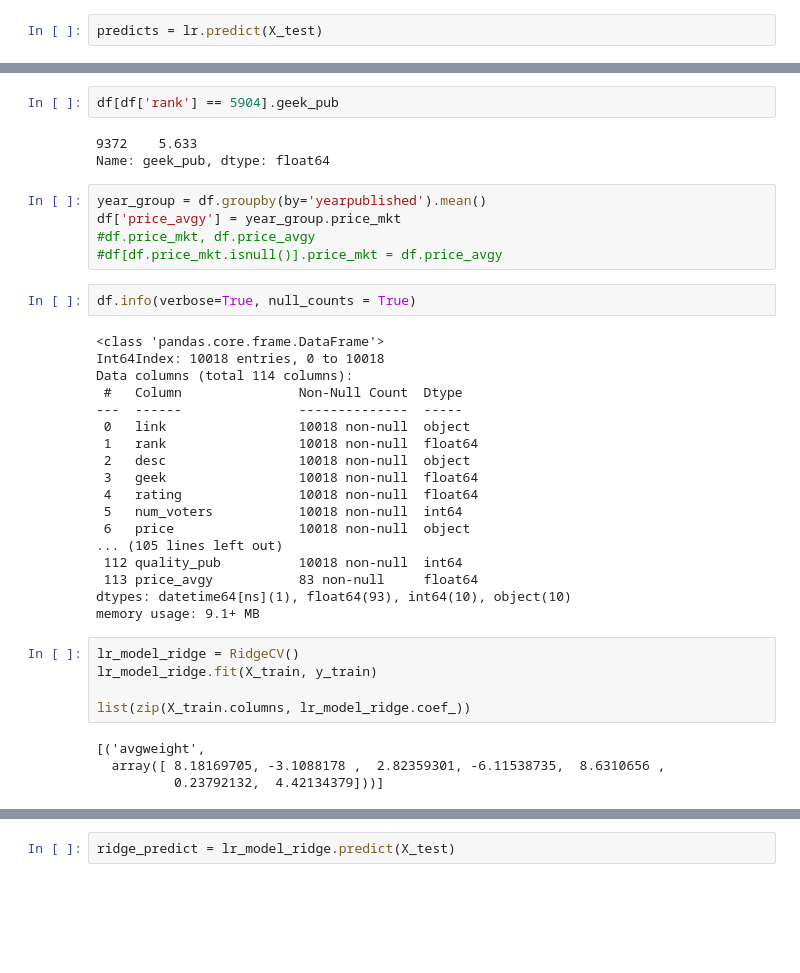
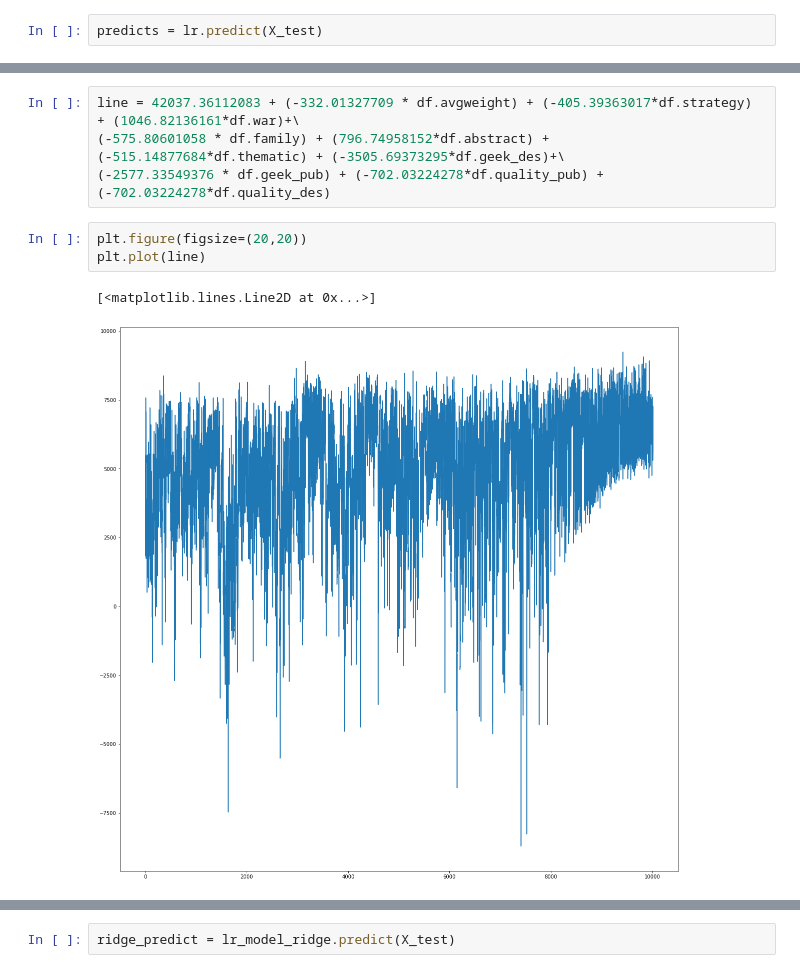
Before and after one commit to twdooley/bgg_project, a Jupyter notebook: model_creation.ipynb, the cells around one changed output, grey strips where cells are left out. Saved outputs shown, nothing was run; the diff lists cells and outputs as text; blank space fills up the shorter version.

```diff
--- a/model_creation.ipynb
+++ b/model_creation.ipynb
@@ -476,39 +485,10 @@ array([[6983.11062694]])
-# %%
-df[df['rank'] == 5904].geek_pub
-# %% [output]
-9372    5.633
-Name: geek_pub, dtype: float64
-# %%
-year_group = df.groupby(by='yearpublished').mean()
-df['price_avgy'] = year_group.price_mkt
-#df.price_mkt, df.price_avgy
-#df[df.price_mkt.isnull()].price_mkt = df.price_avgy
-# %%
-df.info(verbose=True, null_counts = True)
-# %% [output]
-<class 'pandas.core.frame.DataFrame'>
-Int64Index: 10018 entries, 0 to 10018
-Data columns (total 114 columns):
- #   Column               Non-Null Count  Dtype
----  ------               --------------  -----
- 0   link                 10018 non-null  object
- 1   rank                 10018 non-null  float64
- 2   desc                 10018 non-null  object
- 3   geek                 10018 non-null  float64
- 4   rating               10018 non-null  float64
- 5   num_voters           10018 non-null  int64
- 6   price                10018 non-null  object
-... (105 lines left out)
- 112 quality_pub          10018 non-null  int64
- 113 price_avgy           83 non-null     float64
-dtypes: datetime64[ns](1), float64(93), int64(10), object(10)
-memory usage: 9.1+ MB
-# %%
-lr_model_ridge = RidgeCV()
-lr_model_ridge.fit(X_train, y_train)
-
-list(zip(X_train.columns, lr_model_ridge.coef_))
-# %% [output]
-[('avgweight',
-  array([ 8.18169705, -3.1088178 ,  2.82359301, -6.11538735,  8.6310656 ,
-          0.23792132,  4.42134379]))]
+# %%
+line = 42037.36112083 + (-332.01327709 * df.avgweight) + (-405.39363017*df.strategy) + (1046.82136161*df.war)+\
+(-575.80601058 * df.family) + (796.74958152*df.abstract) + (-515.14877684*df.thematic) + (-3505.69373295*df.geek_des)+\
+(-2577.33549376 * df.geek_pub) + (-702.03224278*df.quality_pub) + (-702.03224278*df.quality_des)
+# %%
+plt.figure(figsize=(20,20))
+plt.plot(line)
+# %% [output]
+[<matplotlib.lines.Line2D at 0x...>]
+[figure, added]
```
Also changed, not shown: parts of 59 cells of this notebook, 7 other files.
